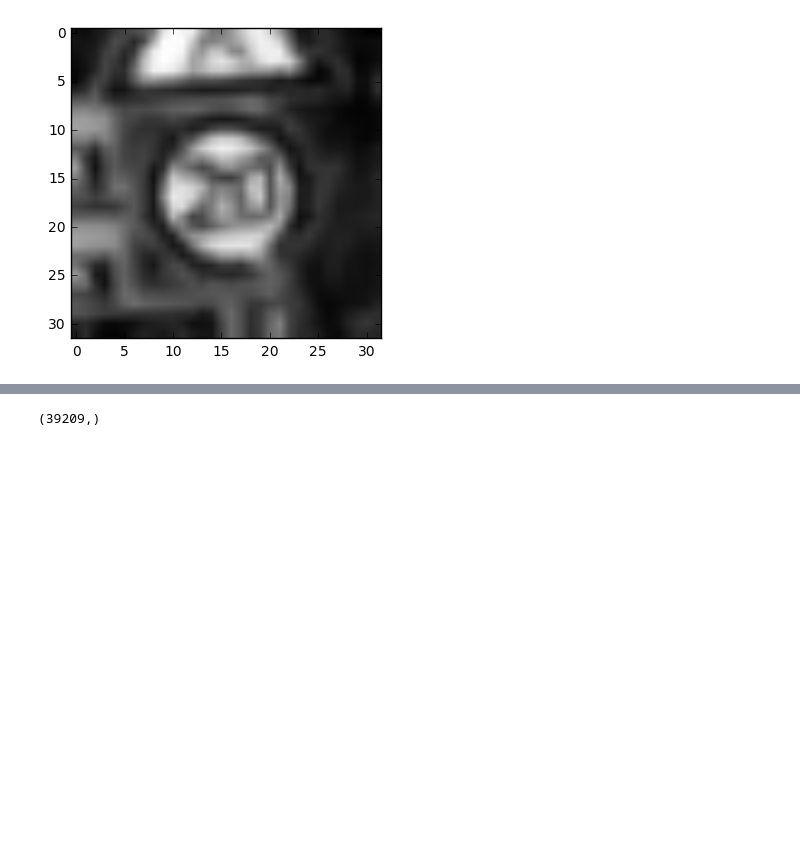
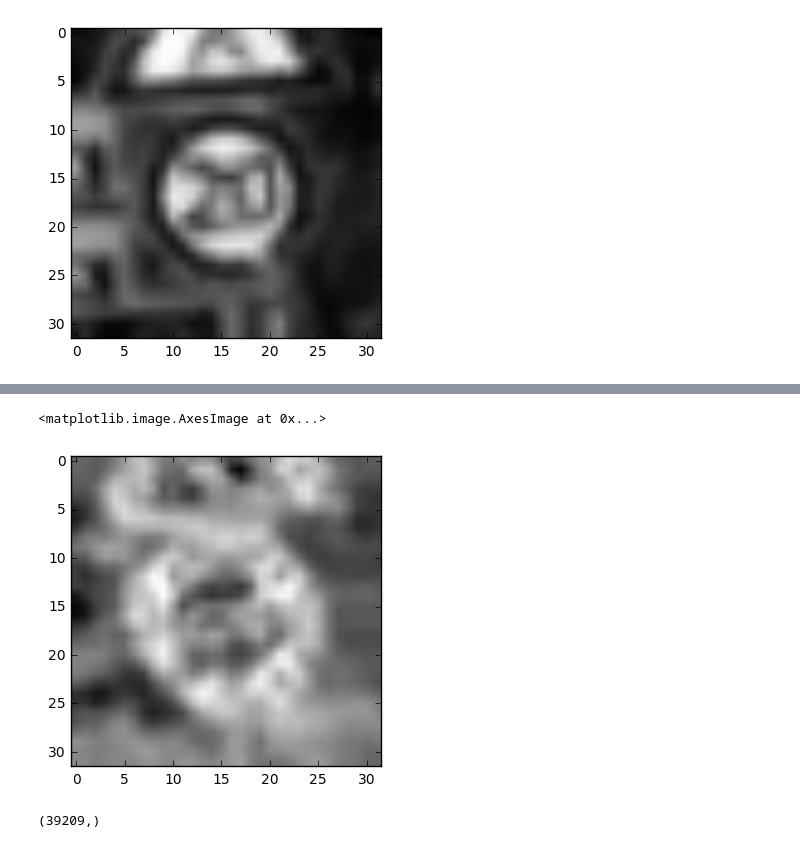
Before and after one commit to dhruvbaldawa/traffic-signs, a Jupyter notebook: Traffic_Signs_Recognition.ipynb, the cells around one changed output, grey strips where cells are left out. Cells and saved outputs as stored; diff of their text form; code cells hidden in the pictures; blank space fills up the shorter version.

```diff
--- a/Traffic_Signs_Recognition.ipynb
+++ b/Traffic_Signs_Recognition.ipynb
@@ -147,3 +147,8 @@ X_test = np.array(tuple((preprocess(x) for x in X_test))).reshape(n_test, 32*32)
+# %%
+imshow(X_train[0])
+# %% [output]
+<matplotlib.image.AxesImage at 0x...>
+[figure, added]
 # %%
 print(y_train.shape)
 labels_encoder = LabelBinarizer()
```
Also changed, not shown: parts of 8 cells of this notebook.
